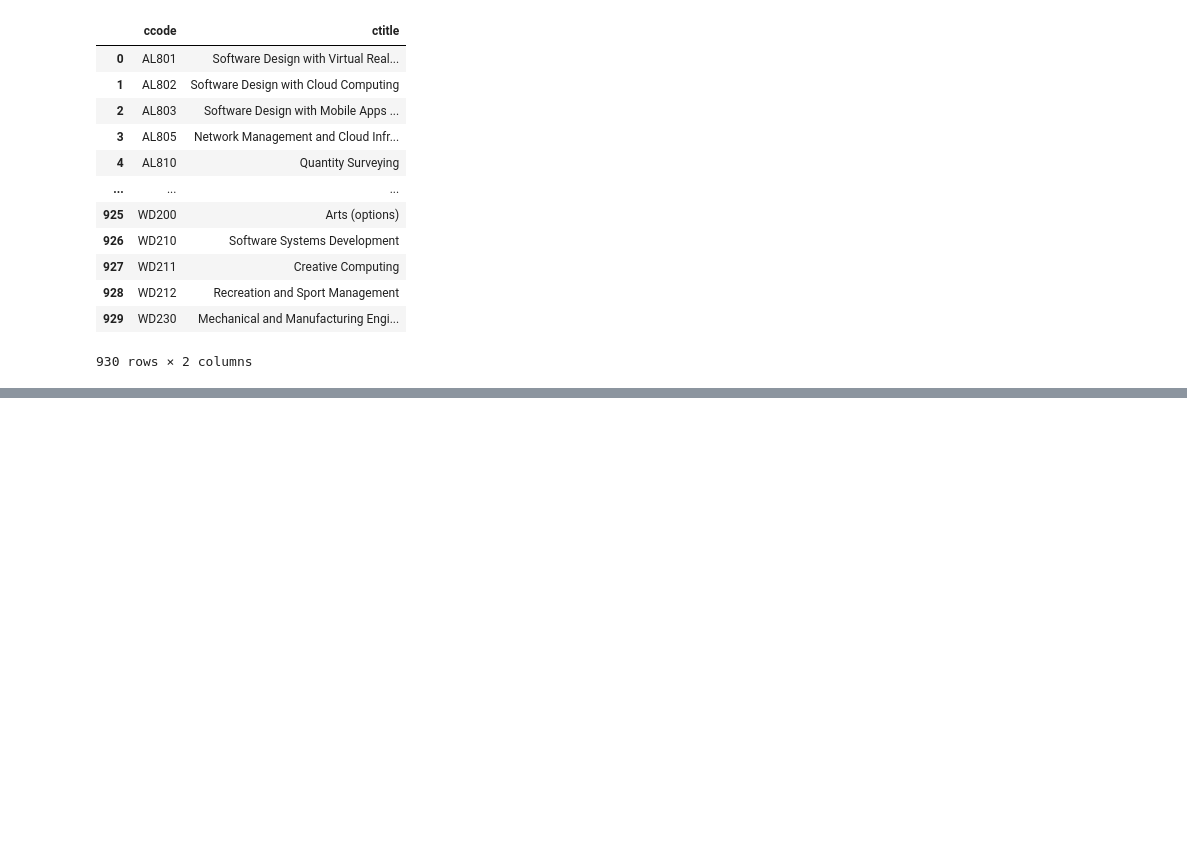
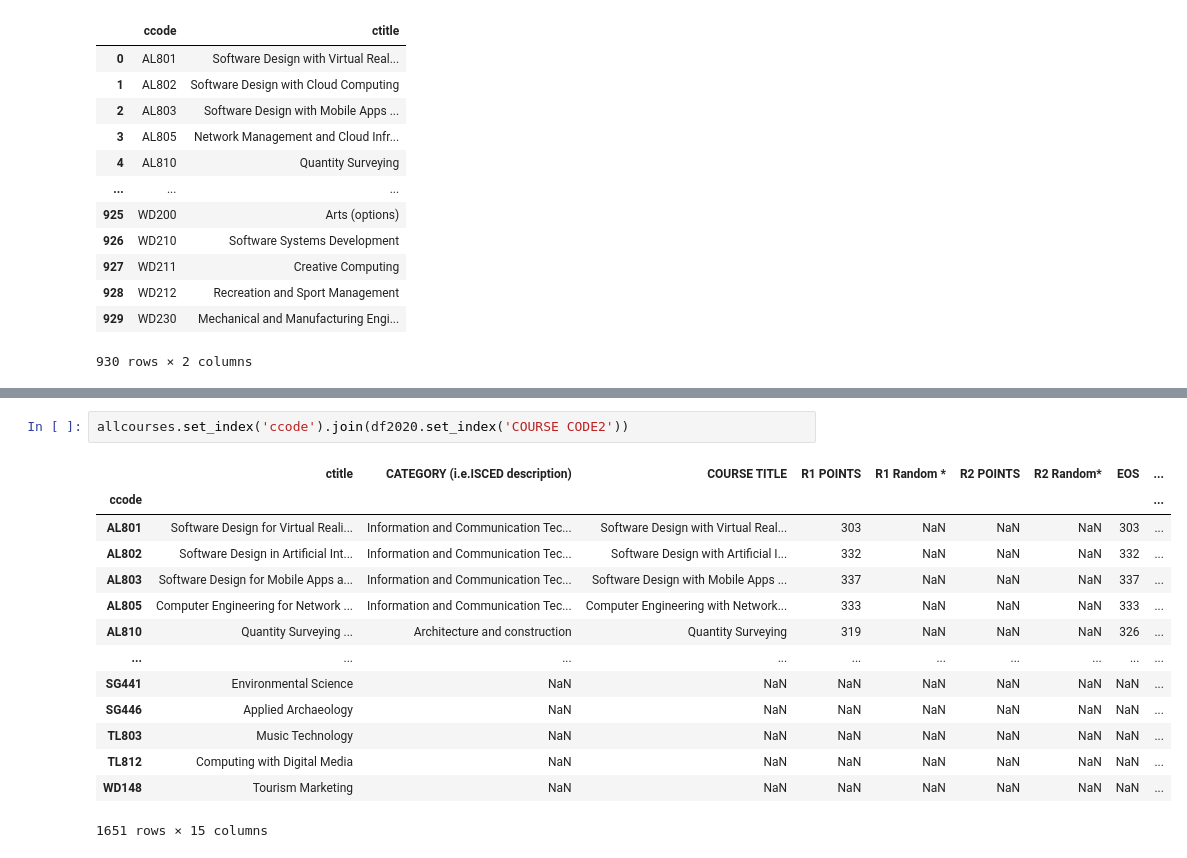
Before and after one commit to donneger/data_analysis_assessment, a Jupyter notebook: cao.ipynb, the cells around one changed output, grey strips where cells are left out. Drawn from its saved outputs; the diff is of its cells as text; blank space fills up the shorter version.

```diff
--- a/cao.ipynb
+++ b/cao.ipynb
@@ -226,0 +243,17 @@ allcourses.drop_duplicates(subset=['ccode'])
+# %%
+allcourses.set_index('ccode').join(df2020.set_index('COURSE CODE2'))
+# %% [output]
+|  | ctitle | CATEGORY (i.e.ISCED description) | COURSE TITLE | R1 POINTS | R1 Random * | R2 POINTS | R2 Random* | EOS | ... |
+| ccode |  |  |  |  |  |  |  |  | ... |
+| AL801 | Software Design for Virtual Reali... | Information and Communication Tec... | Software Design with Virtual Real... | 303 | NaN | NaN | NaN | 303 | ... |
+| AL802 | Software Design in Artificial Int... | Information and Communication Tec... | Software Design with Artificial I... | 332 | NaN | NaN | NaN | 332 | ... |
+| AL803 | Software Design for Mobile Apps a... | Information and Communication Tec... | Software Design with Mobile Apps ... | 337 | NaN | NaN | NaN | 337 | ... |
+| AL805 | Computer Engineering for Network ... | Information and Communication Tec... | Computer Engineering with Network... | 333 | NaN | NaN | NaN | 333 | ... |
+| AL810 | Quantity Surveying ... | Architecture and construction | Quantity Surveying | 319 | NaN | NaN | NaN | 326 | ... |
+| ... | ... | ... | ... | ... | ... | ... | ... | ... | ... |
+| SG441 | Environmental Science | NaN | NaN | NaN | NaN | NaN | NaN | NaN | ... |
+| SG446 | Applied Archaeology | NaN | NaN | NaN | NaN | NaN | NaN | NaN | ... |
+| TL803 | Music Technology | NaN | NaN | NaN | NaN | NaN | NaN | NaN | ... |
+| TL812 | Computing with Digital Media | NaN | NaN | NaN | NaN | NaN | NaN | NaN | ... |
+| WD148 | Tourism Marketing | NaN | NaN | NaN | NaN | NaN | NaN | NaN | ... |
+1651 rows × 15 columns
```
Also changed, not shown: parts of 4 cells of this notebook.
